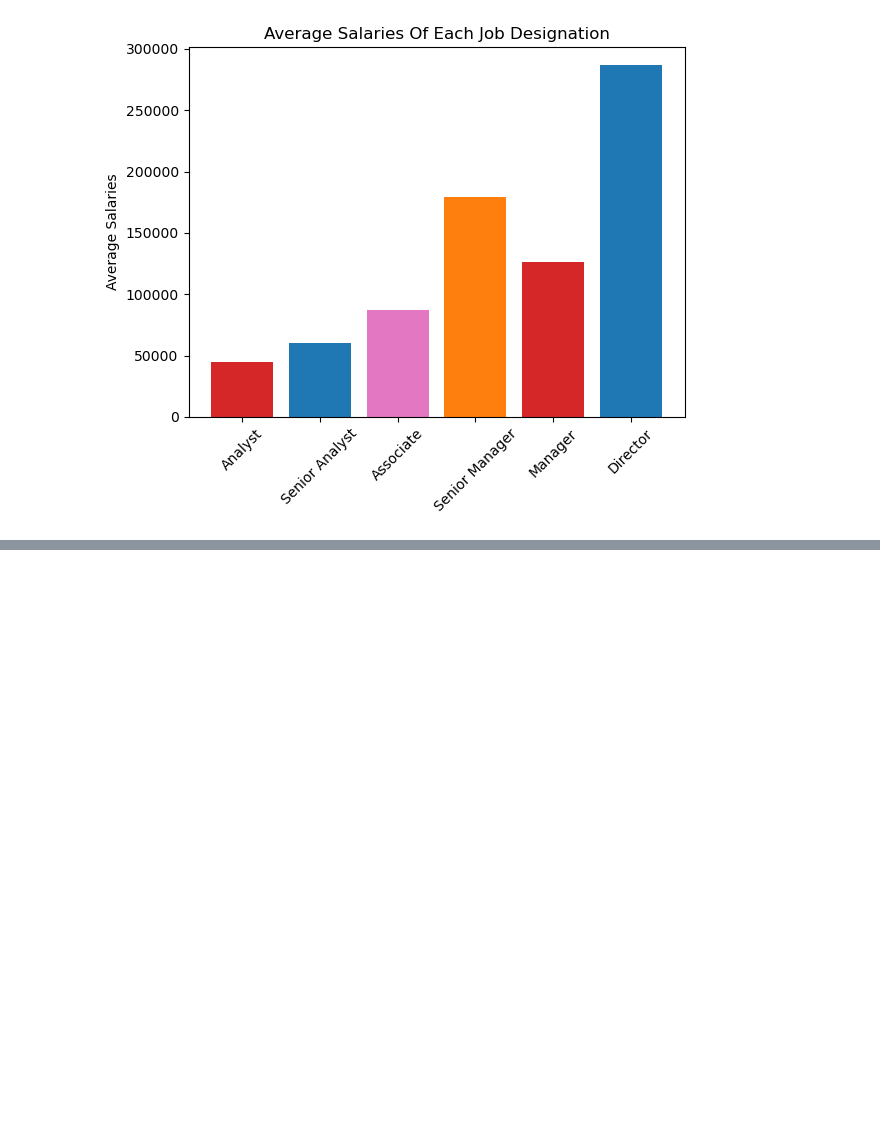
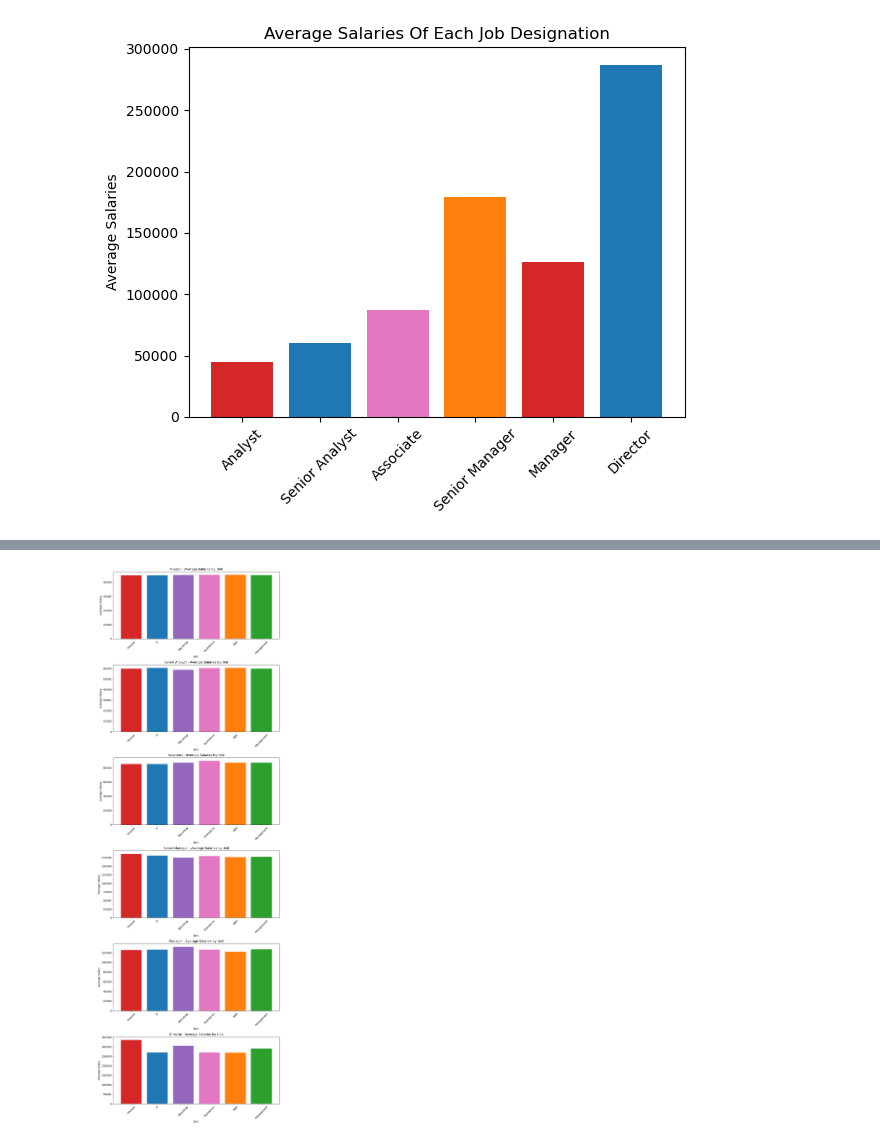
Before and after one commit to Tamilawre/SalaryPrediction, a Jupyter notebook: salary_ml_prediction.ipynb, the cells around one changed output, grey strips where cells are left out. Saved outputs shown, nothing was run; the diff lists cells and outputs as text; code cells hidden in the pictures; blank space fills up the shorter version.

Commit message:
Started feature correlation visualization

```diff
--- a/salary_ml_prediction.ipynb
+++ b/salary_ml_prediction.ipynb
@@ -188,0 +197,36 @@ ax.bar()
+# %%
+# Bar Chart visualization for Analyst
+def plot_designation_salaries(designation_data):
+    # Determine the number of subplots required
+    num_designations = len(designation_data)
+
+    # Create a figure with subplots
+    fig, axes = plt.subplots(num_designations, 1, figsize=(10, 5 * num_designations))
+
+    # Ensure axes is iterable even if there is only one designation
+    if num_designations == 1:
+        axes = [axes]
+
+    bar_colors = ["tab:red", "tab:blue", "tab:purple", "tab:pink", "tab:orange", "tab:green"]
+    # Iterate over each designation data and corresponding axis
+    for i, data in enumerate(designation_data):
+        designation = data['designation']
+        unit_salaries = data['unit_average_salaries']
+
+        units = [item['unit'] for item in unit_salaries]
+        average_salaries = [item['average_salary'] for item in unit_salaries]
+
+        # Plot bar chart
+        axes[i].bar(units, average_salaries, color=bar_colors)
+        axes[i].set_title(f"{designation} - Average Salaries by Unit")
+        axes[i].set_xlabel("Unit")
+        axes[i].set_ylabel("Average Salary")
+        axes[i].tick_params(axis='x', rotation=45)
+
+    # Adjust layout to prevent overlap
+    plt.tight_layout()
+    plt.show()
+
+plot_designation_salaries(average_salaries)
+# %% [output]
+[figure, added]
```
Also changed, not shown: parts of 13 cells of this notebook.
